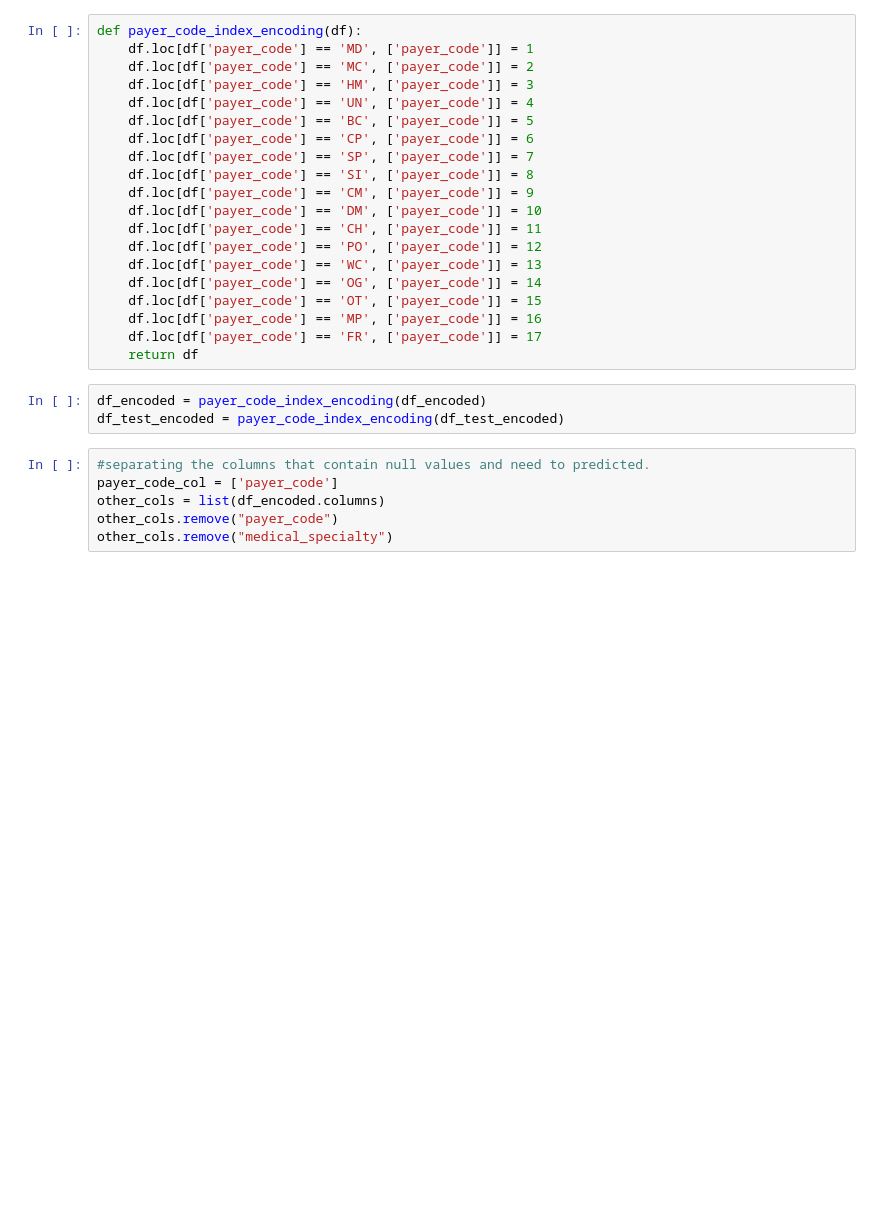
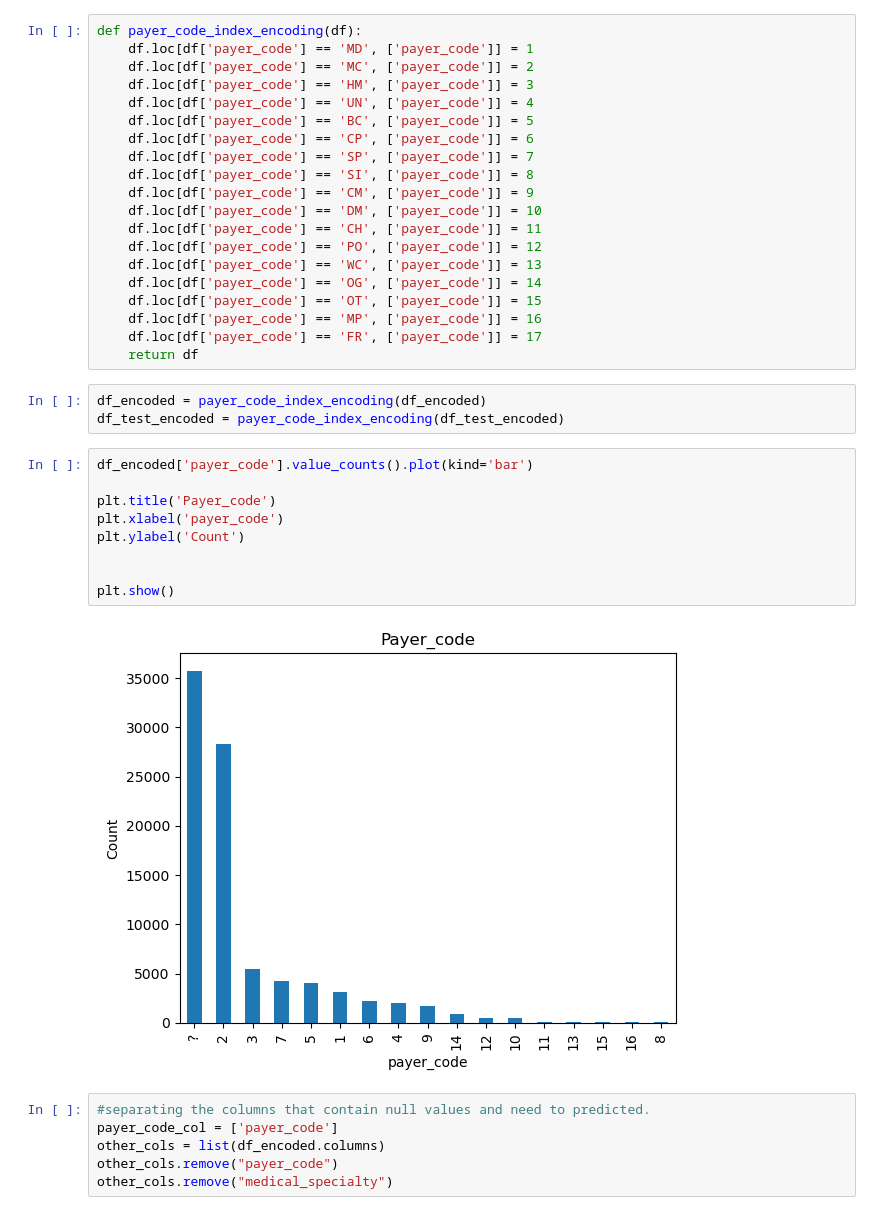
Before and after one commit to 535A59/BENG0019-group-E, a Jupyter notebook: diabets_prediction.ipynb, the cells around one changed output. Drawn from its saved outputs; the diff is of its cells as text; blank space fills up the shorter version.

Commit message:
add graph

```diff
--- a/diabets_prediction.ipynb
+++ b/diabets_prediction.ipynb
@@ -403,6 +403,17 @@ def payer_code_index_encoding(df):
 # %%
 df_encoded = payer_code_index_encoding(df_encoded)
 df_test_encoded = payer_code_index_encoding(df_test_encoded)
+# %%
+df_encoded['payer_code'].value_counts().plot(kind='bar')
+
+plt.title('Payer_code')
+plt.xlabel('payer_code')
+plt.ylabel('Count')
+
+
+plt.show()
+# %% [output]
+[figure, added]
 # %%
 #separating the columns that contain null values and need to predicted.
 payer_code_col = ['payer_code']
```
Also changed, not shown: parts of 44 cells of this notebook.
